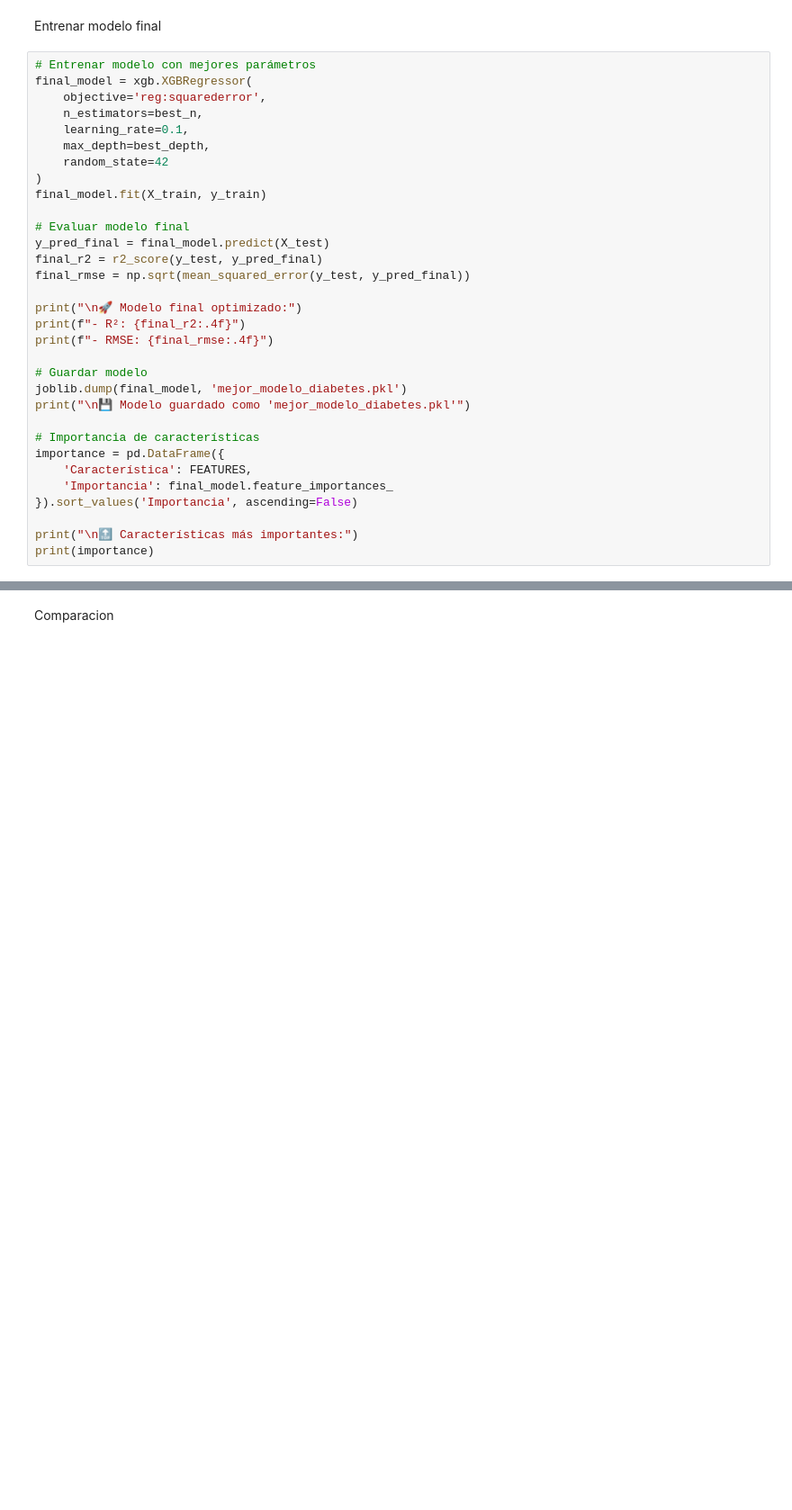
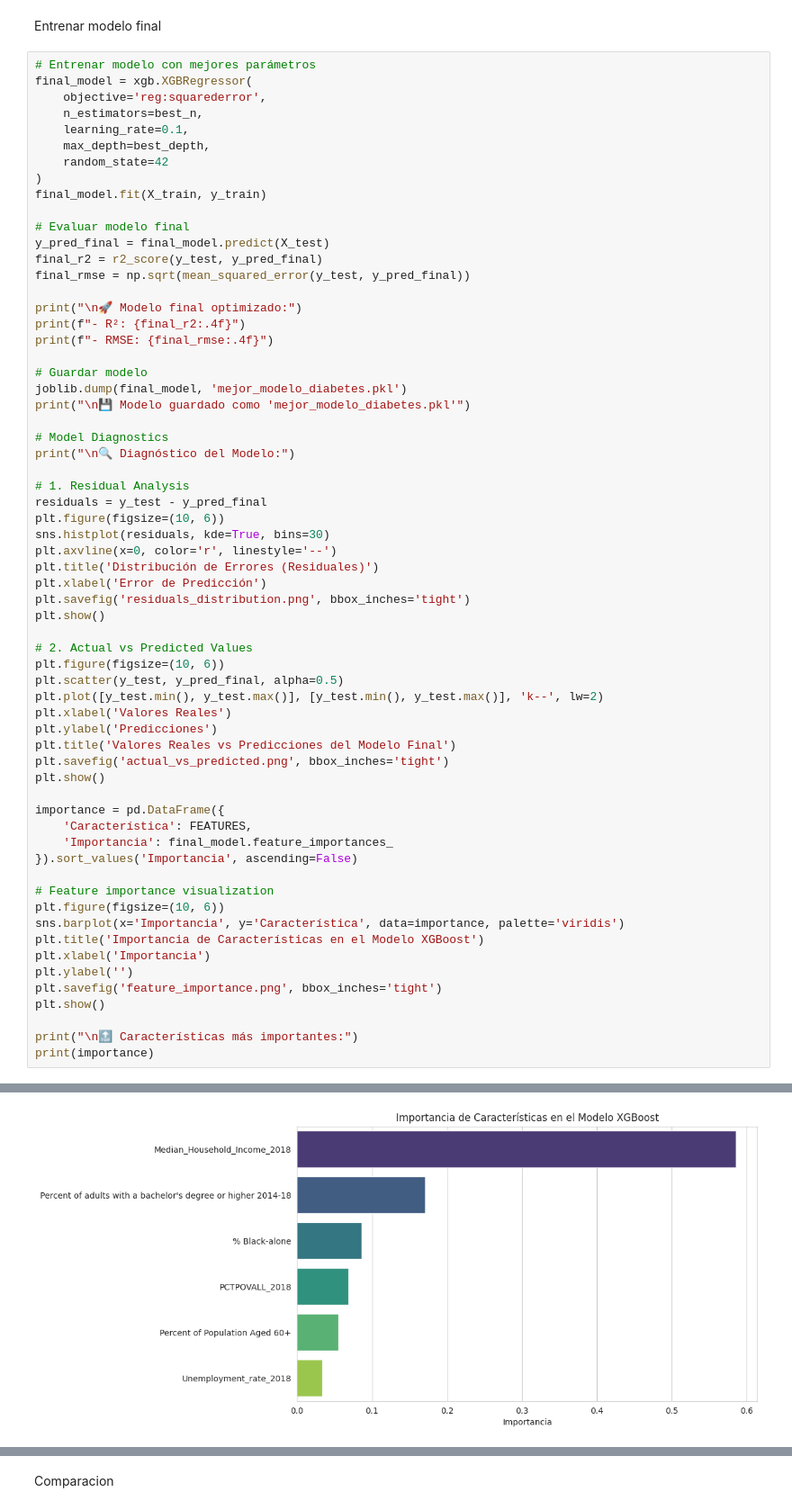
Before and after one commit to 4GeeksAcademy/BakuDShaggy-Boosting-Algorithm, a Jupyter notebook: src/explore.ipynb, the cells around one changed output, grey strips where cells are left out. Shown at 90% size. Cells and saved outputs as stored; diff of their text form; blank space fills up the shorter version.

Commit message:
toques finales y verificacion antes de pasar a app.py

```diff
--- a/src/explore.ipynb
+++ b/src/explore.ipynb
@@ -164,12 +202,43 @@ print(f"- RMSE: {final_rmse:.4f}")
 joblib.dump(final_model, 'mejor_modelo_diabetes.pkl')
 print("\n💾 Modelo guardado como 'mejor_modelo_diabetes.pkl'")
 
-# Importancia de características
+# Model Diagnostics
+print("\n🔍 Diagnóstico del Modelo:")
+
+# 1. Residual Analysis
+residuals = y_test - y_pred_final
+plt.figure(figsize=(10, 6))
+sns.histplot(residuals, kde=True, bins=30)
+plt.axvline(x=0, color='r', linestyle='--')
+plt.title('Distribución de Errores (Residuales)')
+plt.xlabel('Error de Predicción')
+plt.savefig('residuals_distribution.png', bbox_inches='tight')
+plt.show()
+
+# 2. Actual vs Predicted Values
+plt.figure(figsize=(10, 6))
+plt.scatter(y_test, y_pred_final, alpha=0.5)
+plt.plot([y_test.min(), y_test.max()], [y_test.min(), y_test.max()], 'k--', lw=2)
+plt.xlabel('Valores Reales')
+plt.ylabel('Predicciones')
+plt.title('Valores Reales vs Predicciones del Modelo Final')
+plt.savefig('actual_vs_predicted.png', bbox_inches='tight')
+plt.show()
+
 importance = pd.DataFrame({
     'Característica': FEATURES,
     'Importancia': final_model.feature_importances_
 }).sort_values('Importancia', ascending=False)
 
+# Feature importance visualization
+plt.figure(figsize=(10, 6))
+sns.barplot(x='Importancia', y='Característica', data=importance, palette='viridis')
+plt.title('Importancia de Características en el Modelo XGBoost')
+plt.xlabel('Importancia')
+plt.ylabel('')
+plt.savefig('feature_importance.png', bbox_inches='tight')
+plt.show()
+
 print("\n🔝 Características más importantes:")
 print(importance)
 # %% [output]
@@ -189,0 +253 @@ print(importance)
+[figure, added]
```
Also changed, not shown: parts of 3 cells of this notebook, 3 other files.
